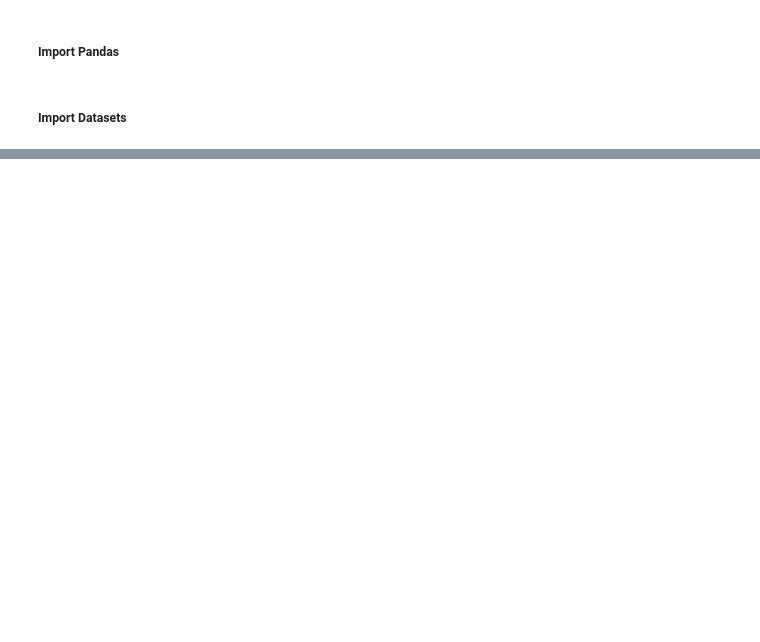
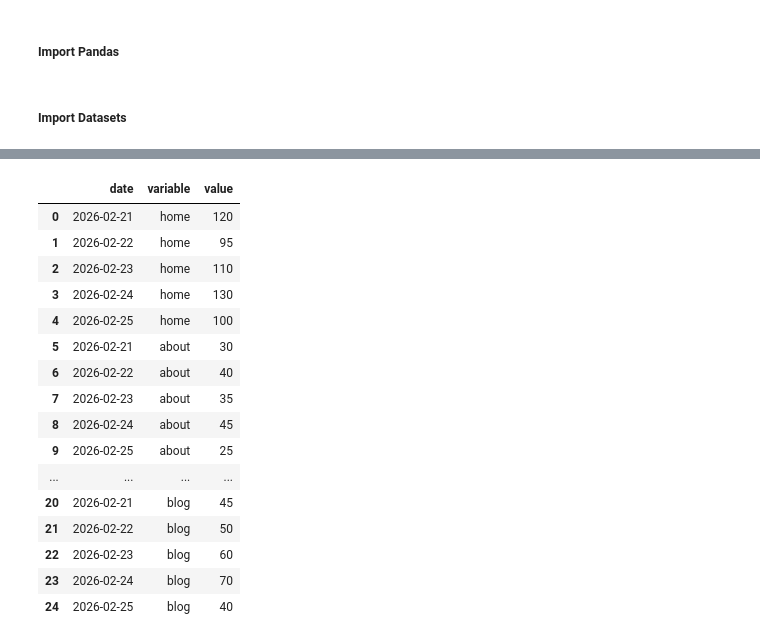
Before and after one commit to AorbTech/Pandas, a Jupyter notebook: 15. Melt.ipynb, the cells around one changed output, grey strips where cells are left out. Cells and saved outputs as stored; diff of their text form; code cells hidden in the pictures; blank space fills up the shorter version.

Commit message:
Completed three episodes, 12, 14, and 15, the Pandas series is over!

```diff
--- a/15. Melt.ipynb
+++ b/15. Melt.ipynb
@@ -26,4 +25,5 @@ import pandas
 # %% [markdown]
 ##### Import Datasets
 # %%
-# import data set(s)
+visits = pandas.read_csv('./datasets/web_visits.csv')
+scores = pandas.read_csv('./datasets/student_scores.csv')
@@ -40,0 +140,20 @@ https://sites.google.com/view/aorbtech/programming/
+# %%
+visits.melt(id_vars='date') # set the id_var column
+# %% [output]
+|  | date | variable | value |
+| 0 | 2026-02-21 | home | 120 |
+| 1 | 2026-02-22 | home | 95 |
+| 2 | 2026-02-23 | home | 110 |
+| 3 | 2026-02-24 | home | 130 |
+| 4 | 2026-02-25 | home | 100 |
+| 5 | 2026-02-21 | about | 30 |
+| 6 | 2026-02-22 | about | 40 |
+| 7 | 2026-02-23 | about | 35 |
+| 8 | 2026-02-24 | about | 45 |
+| 9 | 2026-02-25 | about | 25 |
+| ... | ... | ... | ... |
+| 20 | 2026-02-21 | blog | 45 |
+| 21 | 2026-02-22 | blog | 50 |
+| 22 | 2026-02-23 | blog | 60 |
+| 23 | 2026-02-24 | blog | 70 |
+| 24 | 2026-02-25 | blog | 40 |
```
Also changed, not shown: parts of 18 cells of this notebook, 7 other files.
